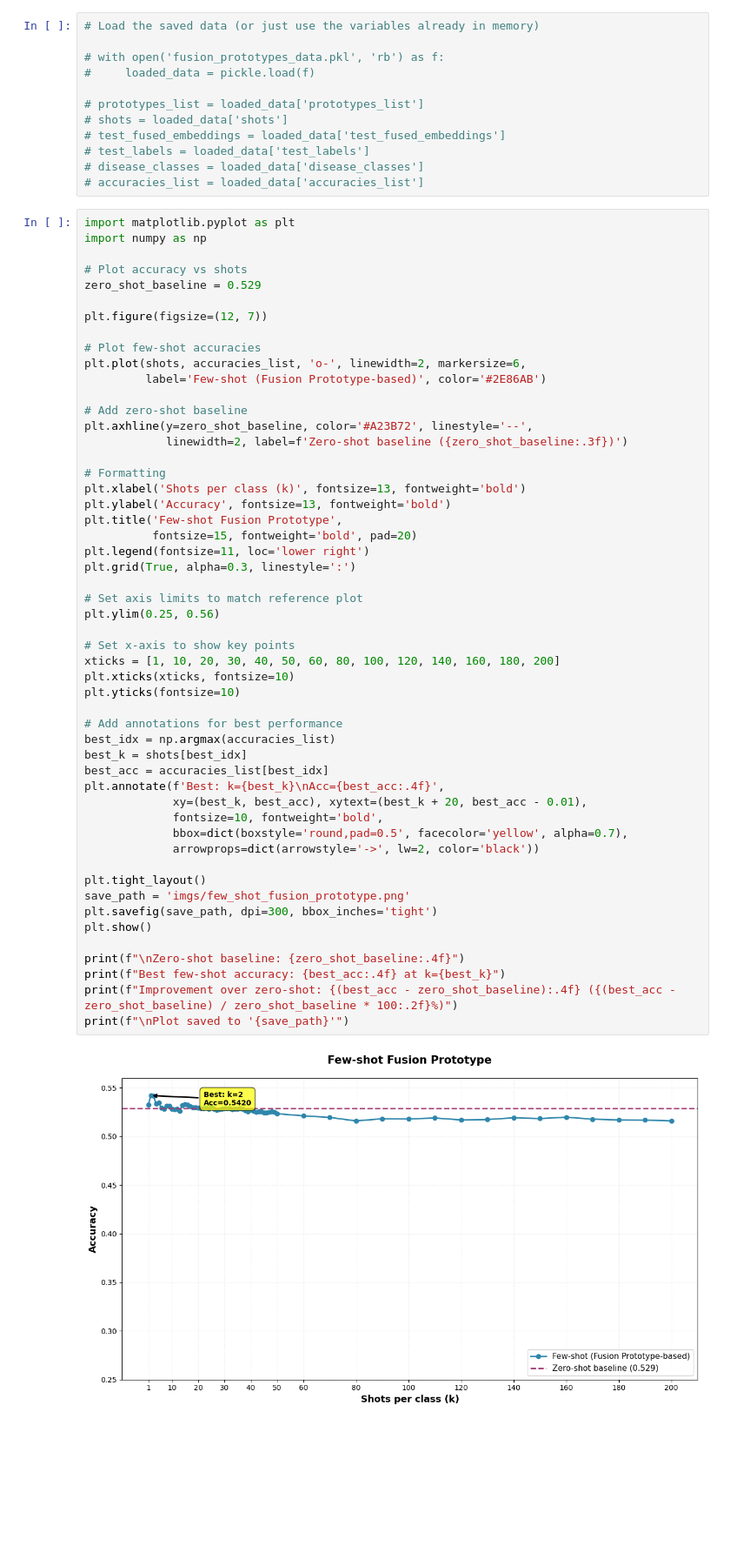
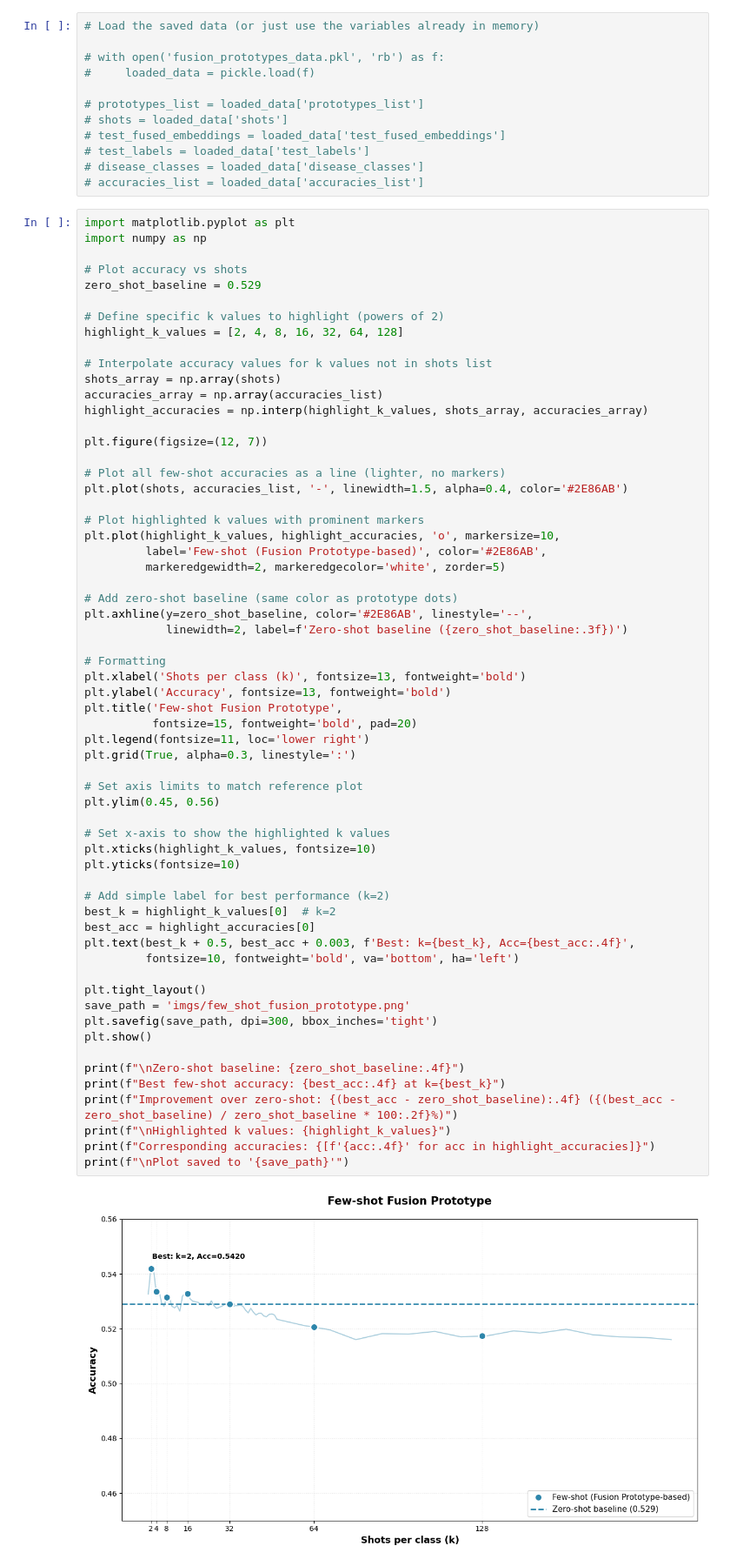
Before and after one commit to dongYoun2/MedCLIP_eval, a Jupyter notebook: notebooks/dayne_fusion_protoytyping.ipynb, the cells around one changed output. Shown at 87% size. Cells and saved outputs as stored; diff of their text form; blank space fills up the shorter version.

Commit message:
visualize

```diff
--- a/notebooks/dayne_fusion_protoytyping.ipynb
+++ b/notebooks/dayne_fusion_protoytyping.ipynb
@@ -201,53 +201,62 @@ import numpy as np
 # Plot accuracy vs shots
 zero_shot_baseline = 0.529
 
+# Define specific k values to highlight (powers of 2)
+highlight_k_values = [2, 4, 8, 16, 32, 64, 128]
+
+# Interpolate accuracy values for k values not in shots list
+shots_array = np.array(shots)
+accuracies_array = np.array(accuracies_list)
+highlight_accuracies = np.interp(highlight_k_values, shots_array, accuracies_array)
+
 plt.figure(figsize=(12, 7))
 
-# Plot few-shot accuracies
-plt.plot(shots, accuracies_list, 'o-', linewidth=2, markersize=6,
-         label='Few-shot (Fusion Prototype-based)', color='#2E86AB')
+# Plot all few-shot accuracies as a line (lighter, no markers)
+plt.plot(shots, accuracies_list, '-', linewidth=1.5, alpha=0.4, color='#2E86AB')
 
-# Add zero-shot baseline
-plt.axhline(y=zero_shot_baseline, color='#A23B72', linestyle='--',
+# Plot highlighted k values with prominent markers
+plt.plot(highlight_k_values, highlight_accuracies, 'o', markersize=10,
+         label='Few-shot (Fusion Prototype-based)', color='#2E86AB',
+         markeredgewidth=2, markeredgecolor='white', zorder=5)
+
+# Add zero-shot baseline (same color as prototype dots)
+plt.axhline(y=zero_shot_baseline, color='#2E86AB', linestyle='--',
             linewidth=2, label=f'Zero-shot baseline ({zero_shot_baseline:.3f})')
 
 # Formatting
 plt.xlabel('Shots per class (k)', fontsize=13, fontweight='bold')
 plt.ylabel('Accuracy', fontsize=13, fontweight='bold')
 plt.title('Few-shot Fusion Prototype',
           fontsize=15, fontweight='bold', pad=20)
 plt.legend(fontsize=11, loc='lower right')
 plt.grid(True, alpha=0.3, linestyle=':')
 
 # Set axis limits to match reference plot
-plt.ylim(0.25, 0.56)
+plt.ylim(0.45, 0.56)
 
-# Set x-axis to show key points
-xticks = [1, 10, 20, 30, 40, 50, 60, 80, 100, 120, 140, 160, 180, 200]
-plt.xticks(xticks, fontsize=10)
+# Set x-axis to show the highlighted k values
+plt.xticks(highlight_k_values, fontsize=10)
 plt.yticks(fontsize=10)
 
-# Add annotations for best performance
-best_idx = np.argmax(accuracies_list)
-best_k = shots[best_idx]
-best_acc = accuracies_list[best_idx]
-plt.annotate(f'Best: k={best_k}\nAcc={best_acc:.4f}',
-             xy=(best_k, best_acc), xytext=(best_k + 20, best_acc - 0.01),
-             fontsize=10, fontweight='bold',
-             bbox=dict(boxstyle='round,pad=0.5', facecolor='yellow', alpha=0.7),
-             arrowprops=dict(arrowstyle='->', lw=2, color='black'))
+# Add simple label for best performance (k=2)
+best_k = highlight_k_values[0]  # k=2
+best_acc = highlight_accuracies[0]
+plt.text(best_k + 0.5, best_acc + 0.003, f'Best: k={best_k}, Acc={best_acc:.4f}',
+         fontsize=10, fontweight='bold', va='bottom', ha='left')
 
 plt.tight_layout()
 save_path = 'imgs/few_shot_fusion_prototype.png'
 plt.savefig(save_path, dpi=300, bbox_inches='tight')
 plt.show()
 
 print(f"\nZero-shot baseline: {zero_shot_baseline:.4f}")
 print(f"Best few-shot accuracy: {best_acc:.4f} at k={best_k}")
 print(f"Improvement over zero-shot: {(best_acc - zero_shot_baseline):.4f} ({(best_acc - zero_shot_baseline) / zero_shot_baseline * 100:.2f}%)")
+print(f"\nHighlighted k values: {highlight_k_values}")
+print(f"Corresponding accuracies: {[f'{acc:.4f}' for acc in highlight_accuracies]}")
 print(f"\nPlot saved to '{save_path}'")
 # %% [output]
-[figure, old version]
+[figure, new version]
 Zero-shot baseline: 0.5290
 Best few-shot accuracy: 0.5420 at k=2
 Improvement over zero-shot: 0.0130 (2.46%)
```
Also changed, not shown: parts of 2 cells of this notebook, 2 other files.
